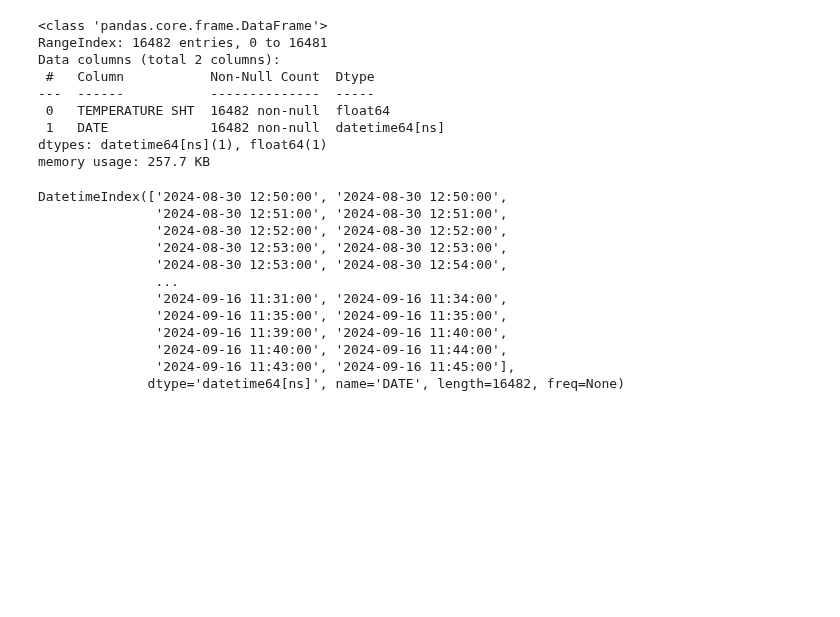
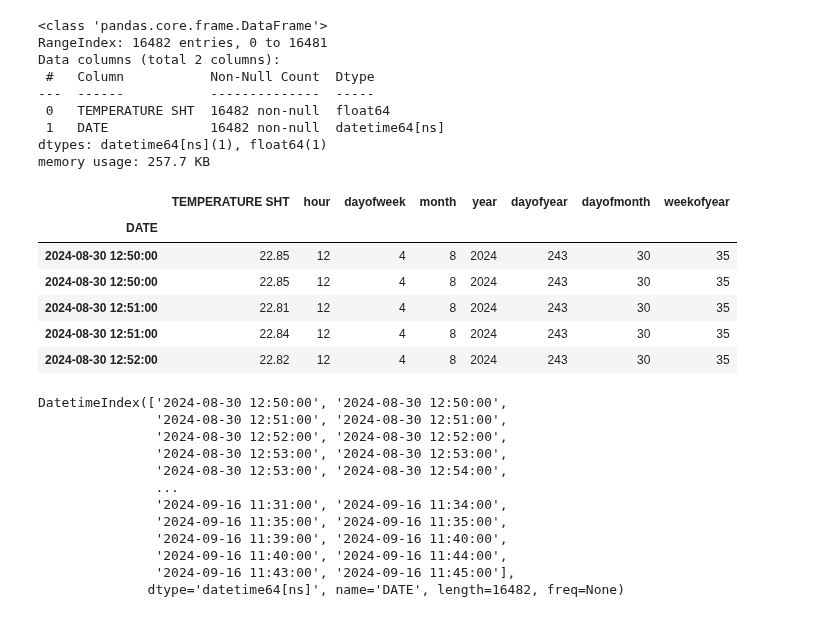
Before and after one commit to Winfry/Upande, a Jupyter notebook: tesst.ipynb, the cells around one changed output. Drawn from its saved outputs; the diff is of its cells as text; code cells hidden in the pictures; blank space fills up the shorter version.

```diff
--- a/tesst.ipynb
+++ b/tesst.ipynb
@@ -71,6 +71,31 @@ memory usage: 257.7 KB
 # %%
 df = df.set_index('DATE')
 df.index = pd.to_datetime(df.index)
+# %%
+def create_features(df):
+    """
+    Create time series features based on time series index.
+    """
+    df = df.copy()
+    df['hour'] = df.index.hour
+    df['dayofweek'] = df.index.dayofweek
+    df['month'] = df.index.month
+    df['year'] = df.index.year
+    df['dayofyear'] = df.index.dayofyear
+    df['dayofmonth'] = df.index.day
+    df['weekofyear'] = df.index.isocalendar().week
+    return df
+
+df = create_features(df)
+df.head()
+# %% [output]
+|  | TEMPERATURE SHT | hour | dayofweek | month | year | dayofyear | dayofmonth | weekofyear |
+| DATE |  |  |  |  |  |  |  |  |
+| 2024-08-30 12:50:00 | 22.85 | 12 | 4 | 8 | 2024 | 243 | 30 | 35 |
+| 2024-08-30 12:50:00 | 22.85 | 12 | 4 | 8 | 2024 | 243 | 30 | 35 |
+| 2024-08-30 12:51:00 | 22.81 | 12 | 4 | 8 | 2024 | 243 | 30 | 35 |
+| 2024-08-30 12:51:00 | 22.84 | 12 | 4 | 8 | 2024 | 243 | 30 | 35 |
+| 2024-08-30 12:52:00 | 22.82 | 12 | 4 | 8 | 2024 | 243 | 30 | 35 |
 # %%
 df.index
 # %% [output]
```
Also changed, not shown: parts of 2 cells of this notebook.
